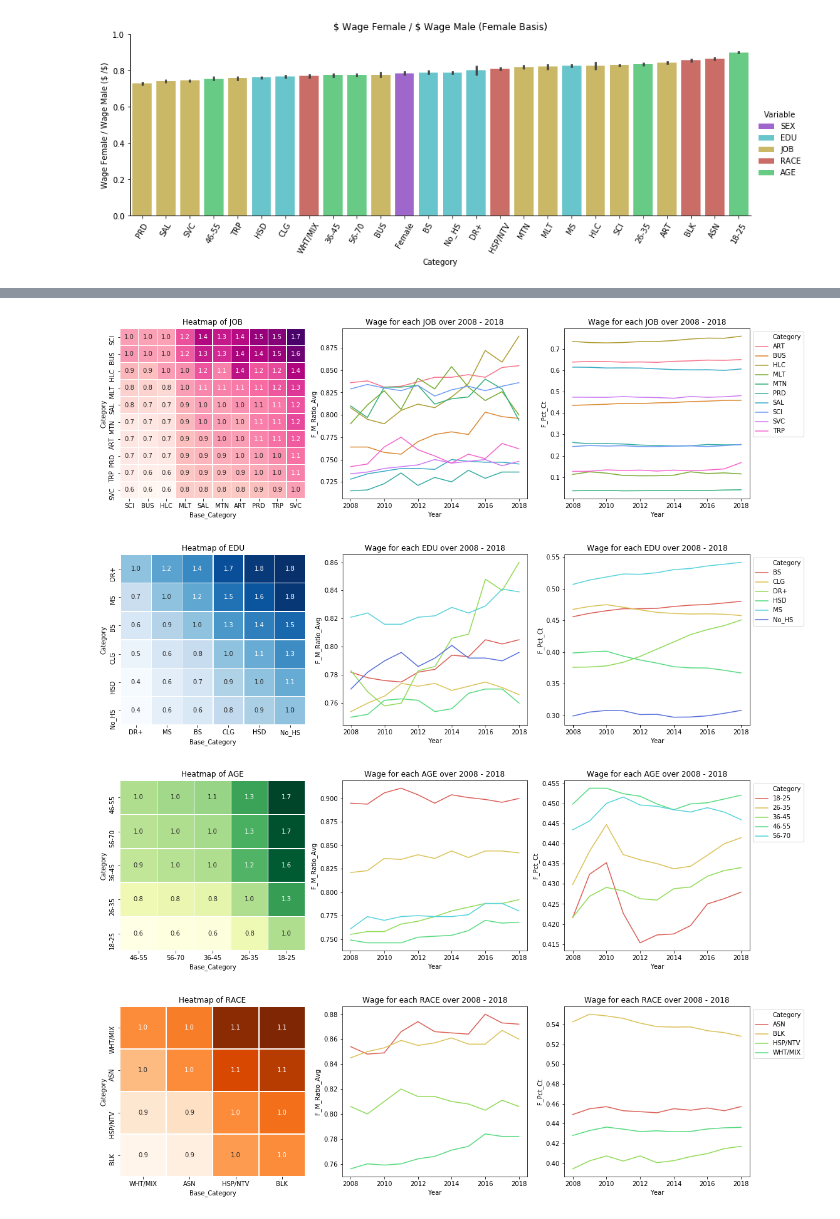
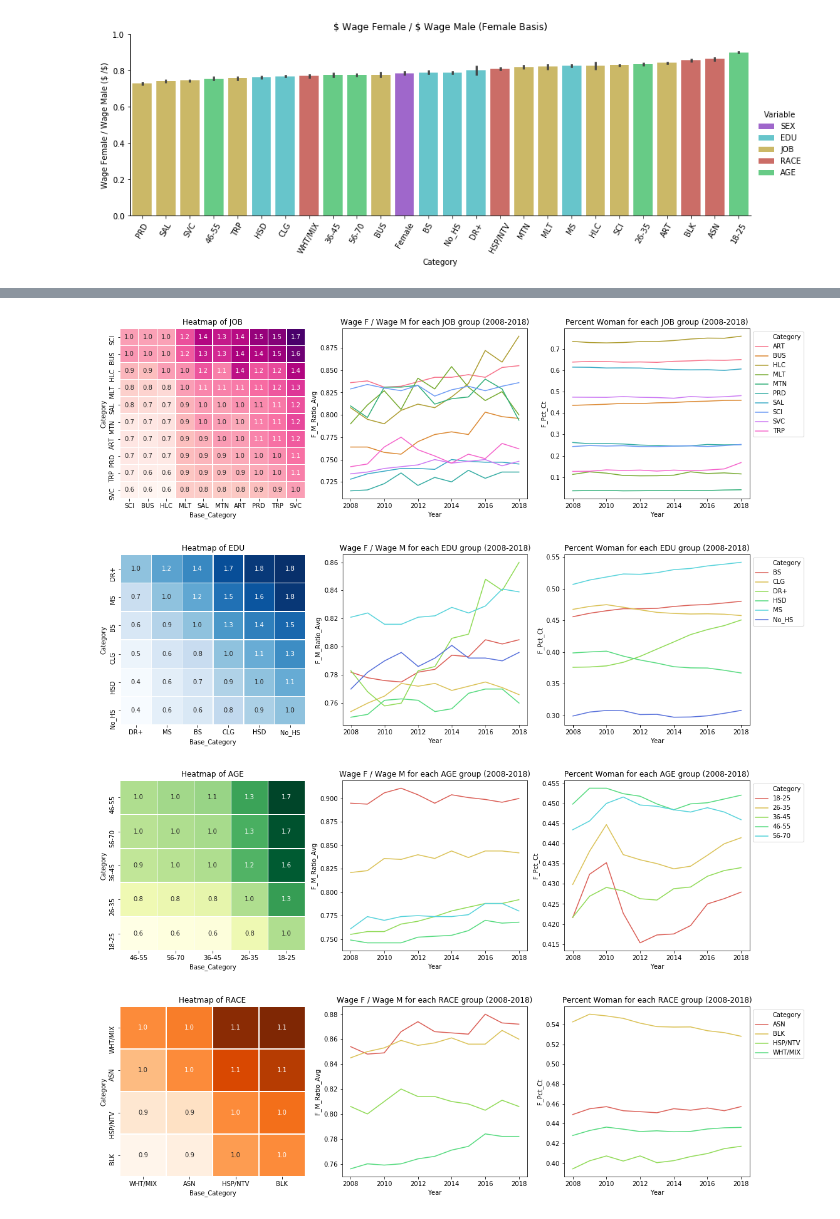
Before and after one commit to AlbeChen/Census_Wage_Analysis, a Jupyter notebook: Notebook_ACS_Wage_Final_Analysis.ipynb, the cells around one changed output, grey strips where cells are left out. Saved outputs shown, nothing was run; the diff lists cells and outputs as text; code cells hidden in the pictures.

Commit message:
chore: annotating final analysis notebook

```diff
--- a/Notebook_ACS_Wage_Final_Analysis.ipynb
+++ b/Notebook_ACS_Wage_Final_Analysis.ipynb
@@ -58,17 +86,17 @@ sns.catplot(y='Wage_m', x='Sex', hue='Category', col='Variable', col_wrap=3, dat
 # %%
-analysis_pkg.plot_heatmap_lineplot(yearly_cat_full, yearly_sex_full, 'JOB')
+acs.plot_heatmap_lineplot(yearly_cat_full, yearly_sex_full, 'JOB')
 # %% [output]
-[figure, old version]
+[figure, new version]
 # %%
-analysis_pkg.plot_heatmap_lineplot(yearly_cat_full, yearly_sex_full, 'EDU')
+acs.plot_heatmap_lineplot(yearly_cat_full, yearly_sex_full, 'EDU')
 # %% [output]
-[figure, old version]
+[figure, new version]
 # %%
-analysis_pkg.plot_heatmap_lineplot(yearly_cat_full, yearly_sex_full, 'AGE')
+acs.plot_heatmap_lineplot(yearly_cat_full, yearly_sex_full, 'AGE')
 # %% [output]
-[figure, old version]
+[figure, new version]
 # %%
-analysis_pkg.plot_heatmap_lineplot(yearly_cat_full, yearly_sex_full, 'RACE')
+acs.plot_heatmap_lineplot(yearly_cat_full, yearly_sex_full, 'RACE')
 # %% [output]
-[figure, old version]
+[figure, new version]
 # %%
```
Also changed, not shown: parts of 10 cells of this notebook, 7 other files.
